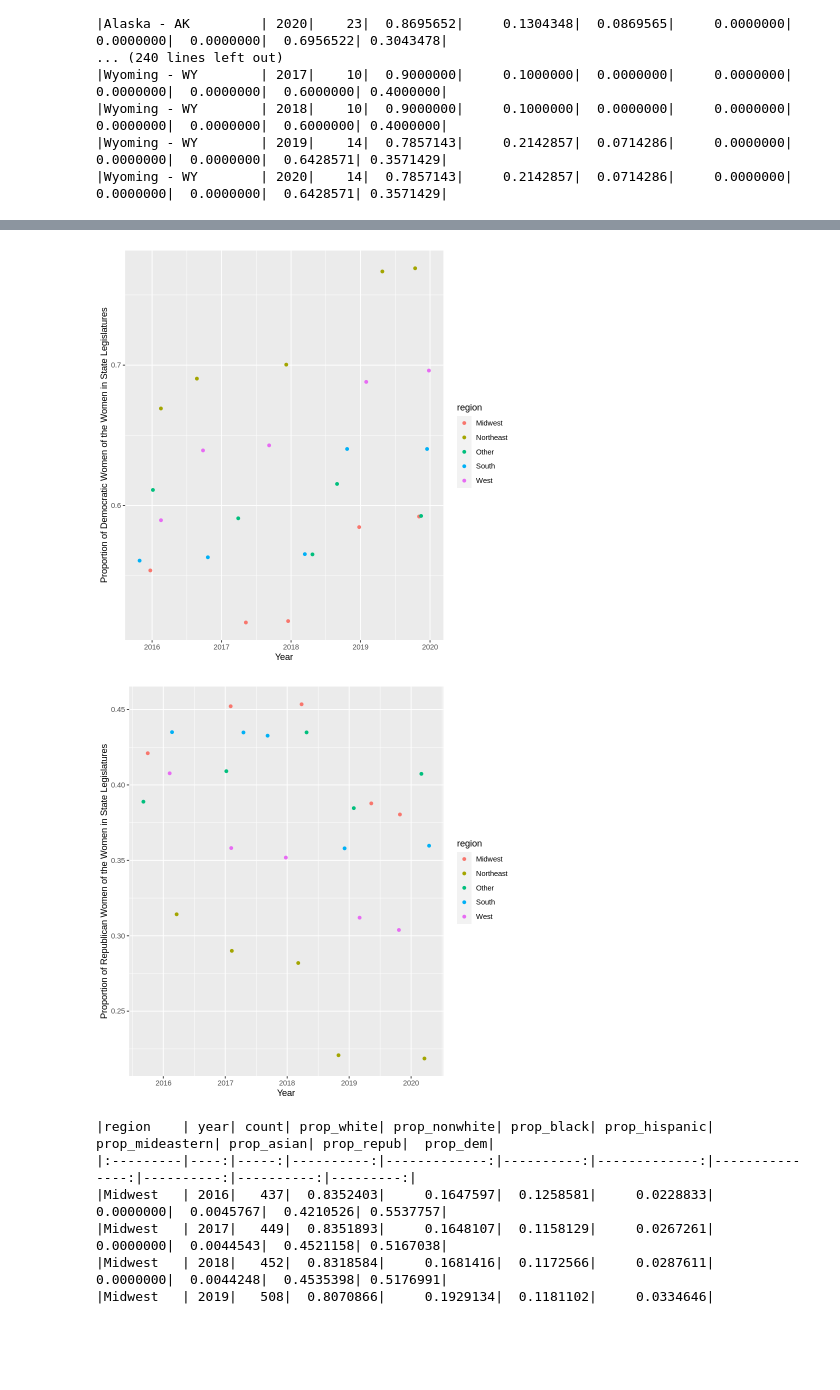
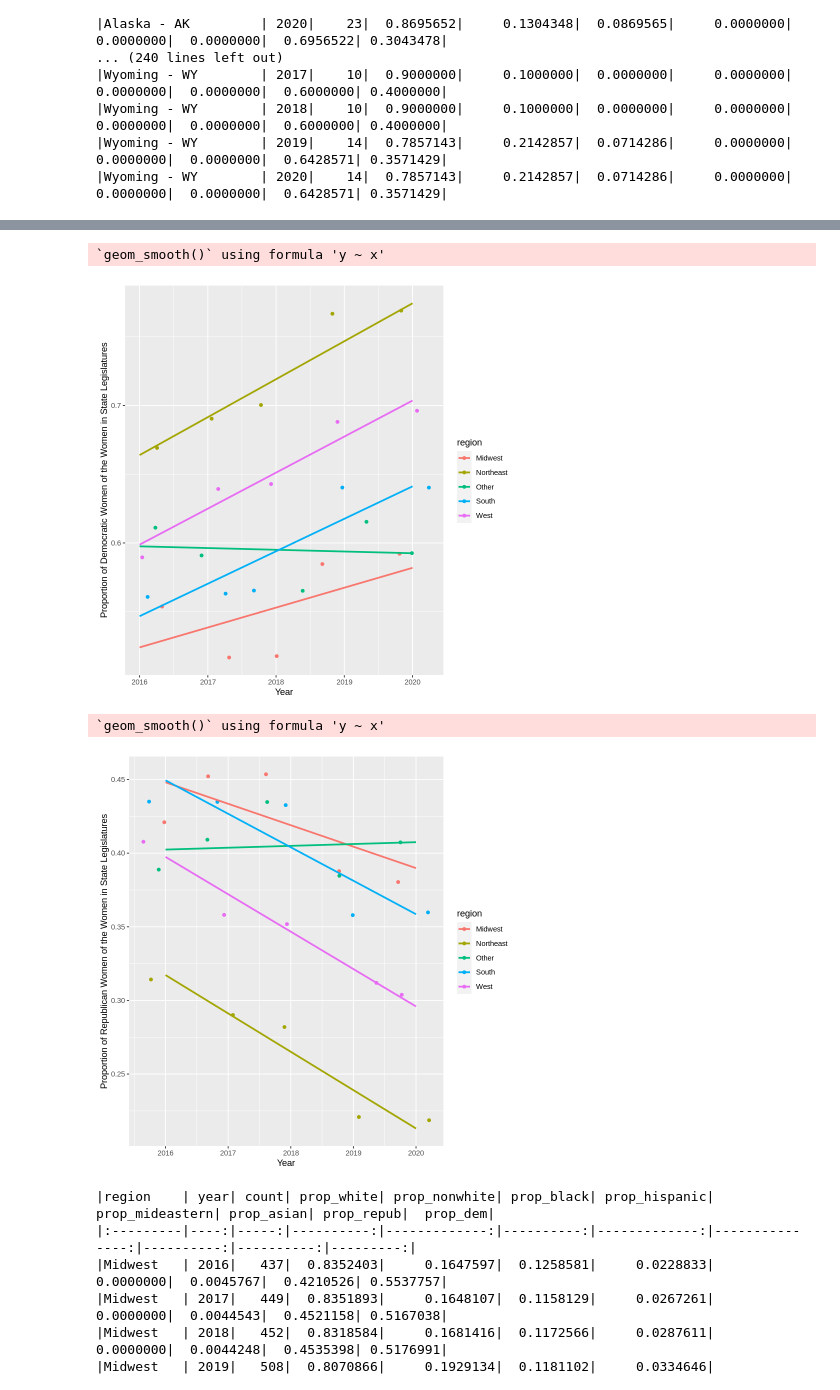
Before and after one commit to michael-bonitati-1117/final_project, a Jupyter notebook: EmmaWinningAnalysis.ipynb, the cells around one changed output, grey strips where cells are left out. Drawn from its saved outputs; the diff is of its cells as text; code cells hidden in the pictures; blank space fills up the shorter version.

Commit message:
Added some trendlines to the graphs

```diff
--- a/EmmaWinningAnalysis.ipynb
+++ b/EmmaWinningAnalysis.ipynb
@@ -374,17 +369,21 @@ ggplot(state_leg_region_2016, aes(x = year, y = prop_asian, colour = region)) +
 # %%
 ggplot(state_leg_region_2016, aes(x = year, y = prop_dem, colour = region)) +
         geom_jitter(alpha = 1)+
+        geom_smooth(method = "lm", se = FALSE)+
         xlab("Year") +
         ylab("Proportion of Democratic Women of the Women in State Legislatures")
 # %% [output]
+`geom_smooth()` using formula 'y ~ x'
-[figure, old version]
+[figure, new version]
 # %%
 ggplot(state_leg_region_2016, aes(x = year, y = prop_repub, colour = region)) +
         geom_jitter(alpha = 1)+
+        geom_smooth(method = "lm", se = FALSE)+
         xlab("Year") +
         ylab("Proportion of Republican Women of the Women in State Legislatures")
 # %% [output]
+`geom_smooth()` using formula 'y ~ x'
-[figure, old version]
+[figure, new version]
 # %%
 print(kable(state_leg_region_2016))
 # %% [output]
```
Also changed, not shown: parts of 22 cells of this notebook.
